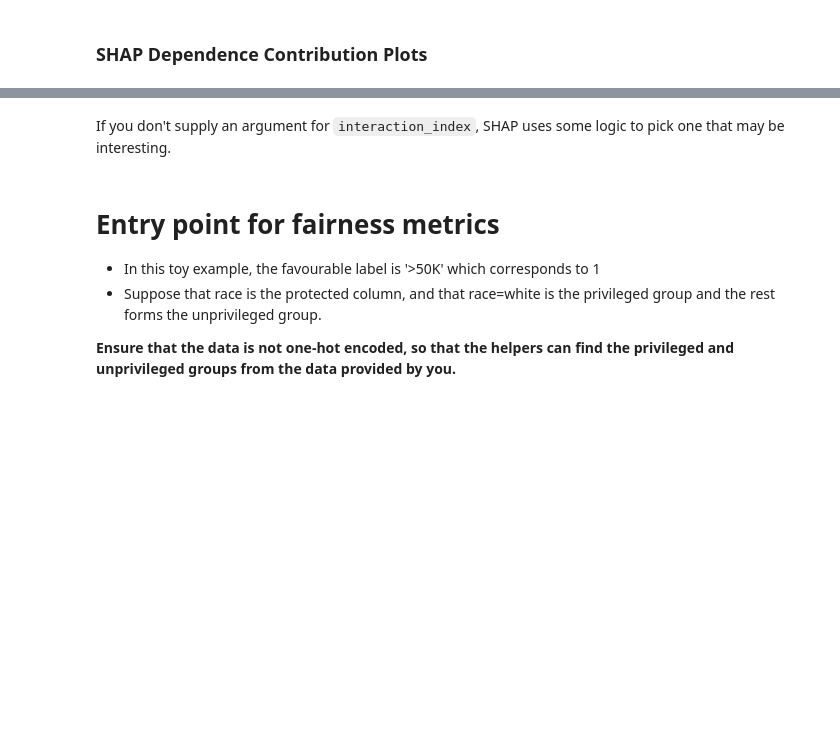
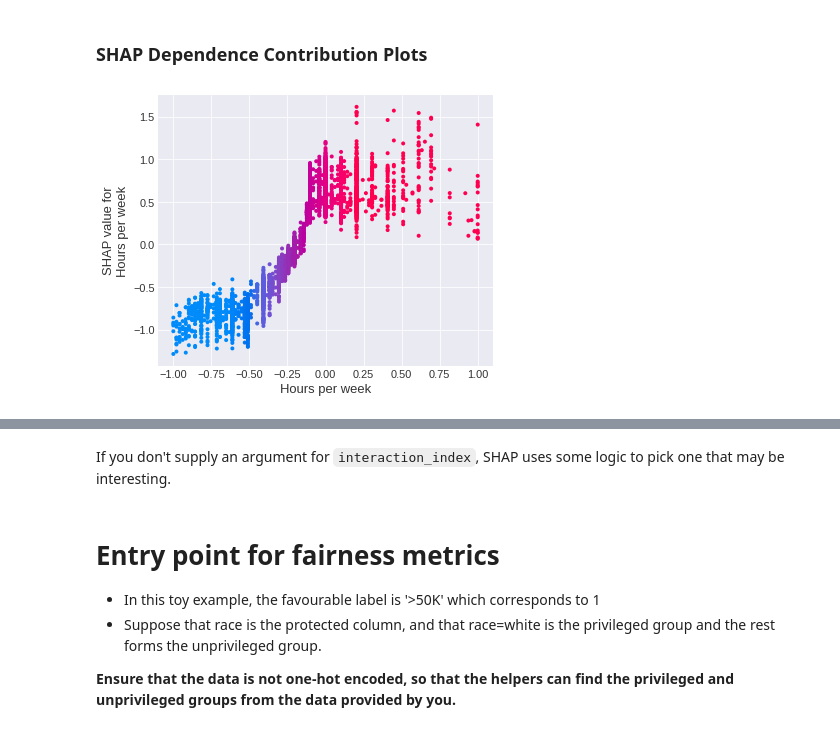
Before and after one commit to basisai/xafai-demo, a Jupyter notebook: toy_example.ipynb, the cells around one changed output, grey strips where cells are left out. Cells and saved outputs as stored; diff of their text form; code cells hidden in the pictures; blank space fills up the shorter version.

```diff
--- a/toy_example.ipynb
+++ b/toy_example.ipynb
@@ -256,5 +264,11 @@ shap.summary_plot(shap_values, x_sample, feature_names=FEATURES)
 # %% [markdown]
 ### SHAP Dependence Contribution Plots
+# %%
+feature = "Hours per week"
+interaction_feature = "Hours per week"
+shap.dependence_plot(feature, shap_values, x_sample, interaction_index=interaction_feature)
+# %% [output]
+[figure, added]
 # %%
 feature = "Age"
 interaction_feature = "Hours per week"
```
Also changed, not shown: parts of 27 cells of this notebook, 7 other files.
